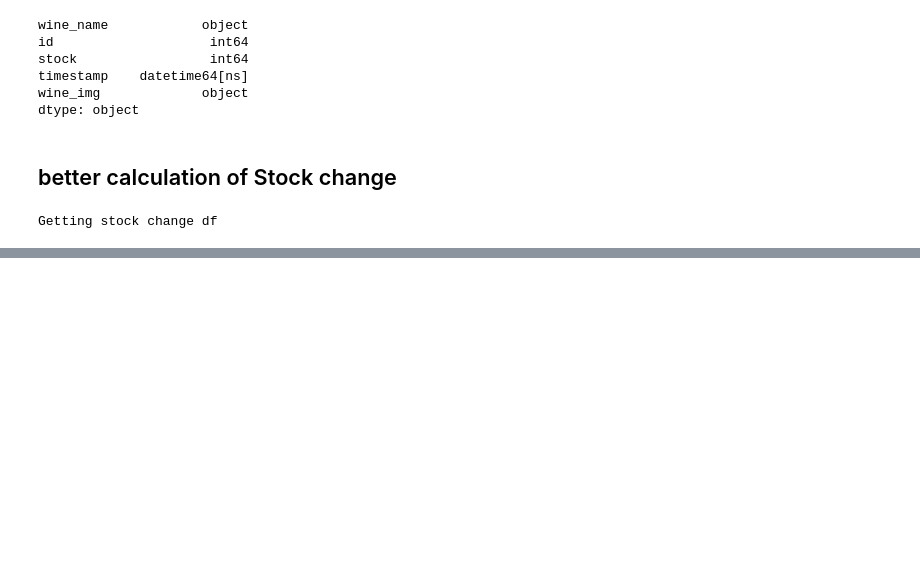
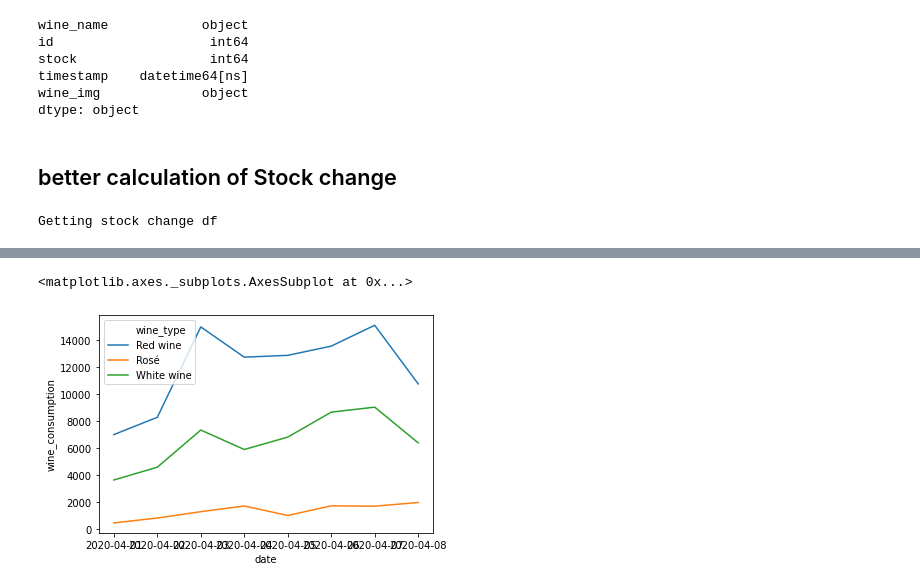
Before and after one commit to archydeberker/a-glass-of-wine, a Jupyter notebook: analyze_data.ipynb, the cells around one changed output, grey strips where cells are left out. Cells and saved outputs as stored; diff of their text form; code cells hidden in the pictures; blank space fills up the shorter version.

```diff
--- a/analyze_data.ipynb
+++ b/analyze_data.ipynb
@@ -454,28 +445,0 @@ closest_to_one_day_ago = df['timestamp'].iloc[abs(one_day_ago - df['timestamp'])
-# %%
-
-df.sort_values(by=['id', 'timestamp'], inplace=True)
-df['stock_delta'] = df['stock'].diff()
-df['wine_consumption'] = df['stock_delta'].apply(lambda x: abs(min(0, x)))
-
-stock_1_day_ago_df = df.loc[df['timestamp'] == closest_to_one_day_ago]
-
-stock_change_df = self.online_df.loc[self.online_df['timestamp'] == most_recent].copy()
-
-# Care required on the join. Use a right join so that all wines that were in stock 1 day
-# ago appear in the list
-stock_change_df.set_index('id', inplace=True)
-stock_1_day_ago_df.set_index('id', inplace=True)
-
-stock_change_df = stock_change_df.join(stock_1_day_ago_df, how='right', lsuffix='_now', rsuffix='_1_day_ago')
-
-stock_change_df.drop(['wine_name_now', 'wine_img_now'], axis=1, inplace=True)
-stock_change_df.rename({'wine_name_1_day_ago': 'wine_name',
-                        'wine_img_1_day_ago': 'wine_img'}, inplace=True, axis=1)
-
-# Assume if a wine dropped out of the stock list it was sold out
-stock_change_df['stock_now'].fillna(0)
-stock_change_df['stock_change'] = stock_change_df['wine_consumption_now'] - stock_change_df['wine_consumption_1_day_ago']
-stock_change_df.sort_values(by='stock_change', inplace=True)
-
-# Drop duplicates
-stock_change_df.drop_duplicates(subset=['wine_name'], inplace=True)
@@ -483,0 +473,2 @@ stock_change_df.drop_duplicates(subset=['wine_name'], inplace=True)
+# %%
+df['date'] = df['timestamp'].apply(lambda x: x.date())
@@ -483,0 +497,6 @@ stock_change_df.drop_duplicates(subset=['wine_name'], inplace=True)
+# %%
+sns.lineplot(data=df.groupby(['date', 'wine_type']).sum().reset_index(),
+            x='date', y='wine_consumption', hue='wine_type')
+# %% [output]
+<matplotlib.axes._subplots.AxesSubplot at 0x...>
+[figure, added]
```
Also changed, not shown: parts of 17 cells of this notebook, 2 other files.
